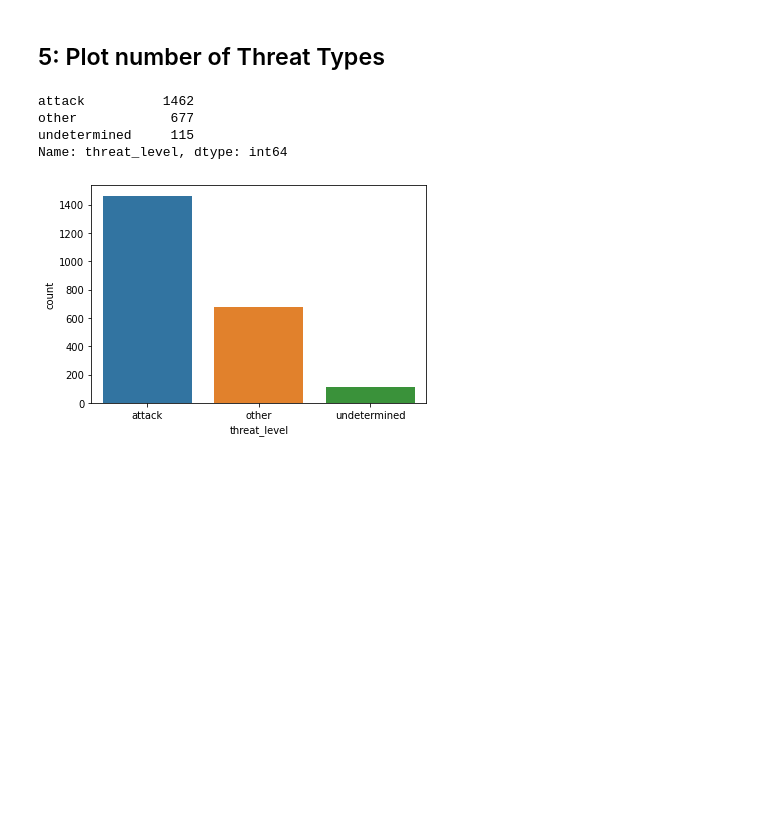
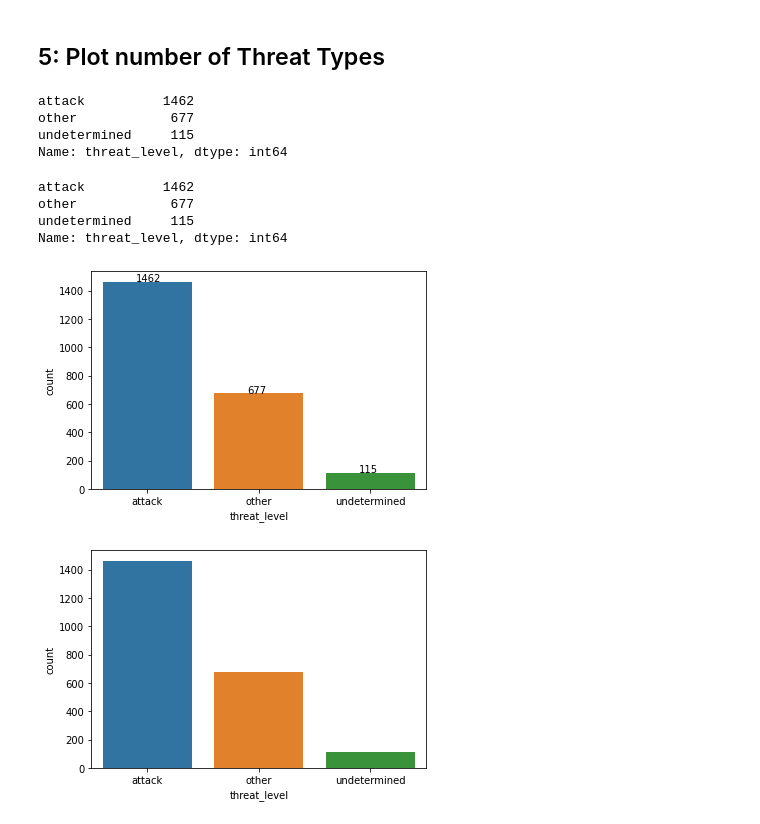
Before and after one commit to bulent-1111/Data_Science, a Jupyter notebook: Data_Visualization/Seaborn/LAB_2_Assignment_2_student.ipynb, the cells around one changed output. Drawn from its saved outputs; the diff is of its cells as text; code cells hidden in the pictures; blank space fills up the shorter version.

```diff
--- a/Data_Visualization/Seaborn/LAB_2_Assignment_2_student.ipynb
+++ b/Data_Visualization/Seaborn/LAB_2_Assignment_2_student.ipynb
@@ -313,12 +336,29 @@ Name: signs_of_mental_illness, dtype: int64
 [figure]
 # %% [markdown]
 ## 5: Plot number of Threat Types
+# %%
+kill['threat_level'].value_counts()
+# %% [output]
+attack          1462
+other            677
+undetermined     115
+Name: threat_level, dtype: int64
 # %%
 # %% [output]
 attack          1462
 other            677
 undetermined     115
 Name: threat_level, dtype: int64
+# %%
+threat = kill['threat_level'].value_counts()
+fig, ax = plt.subplots()
+ax = sns.countplot(x='threat_level', data=kill, order=threat.index)
+ax.set_ylabel("count")
+ax.set_xlabel("threat_level")
+for p in ax.patches:
+    ax.annotate(int(p.get_height()), (p.get_x()+0.3, p.get_height()+0.4));
+# %% [output]
+[figure, added]
 # %%
 # with seaborn
 # %% [output]
```
Also changed, not shown: parts of 6 cells of this notebook.
